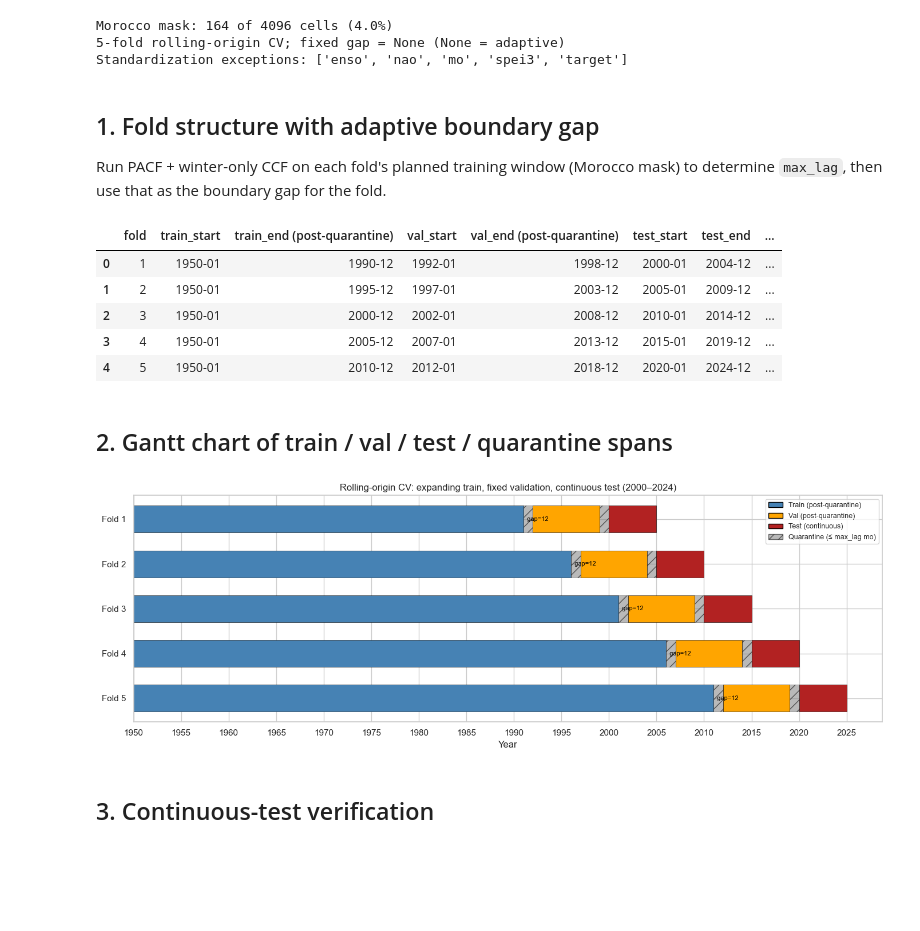
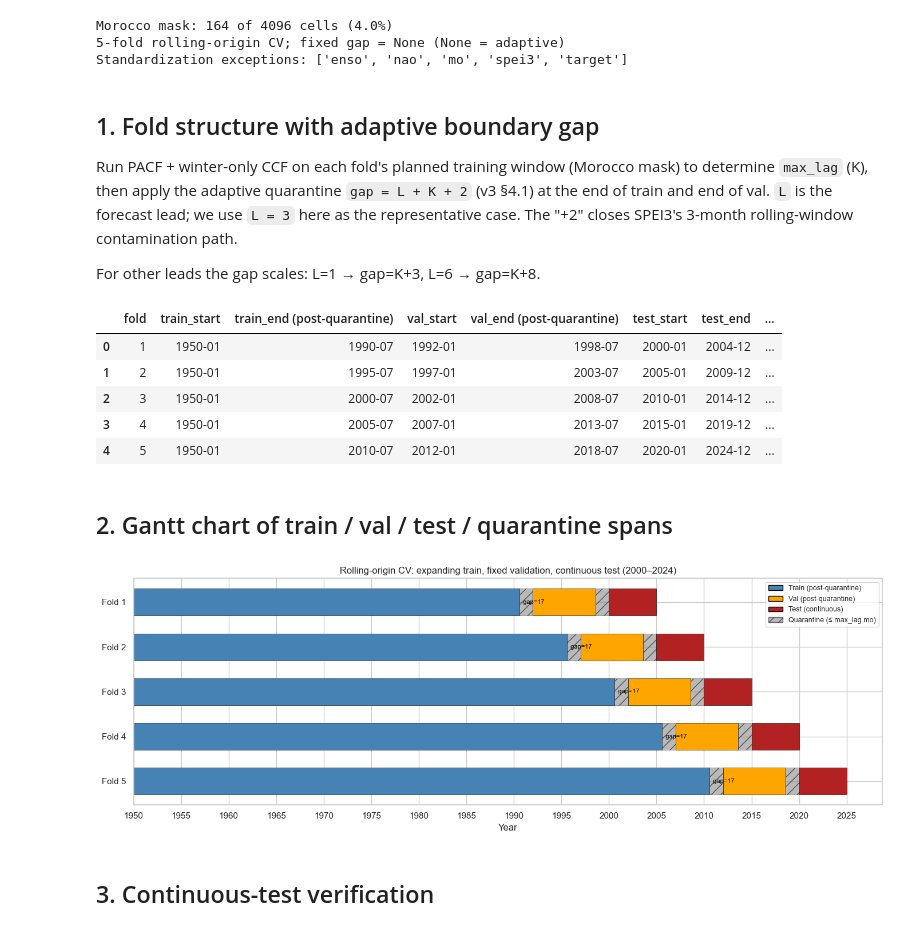
Before and after one commit to anasoubaha/A4-DroughtForecasting-Modeling, a Jupyter notebook: notebooks/03_cv_visualization.ipynb, the cells around one changed output. Saved outputs shown, nothing was run; the diff lists cells and outputs as text; code cells hidden in the pictures; blank space fills up the shorter version.

Commit message:
Fixed the quarantine gap leakage

```diff
--- a/notebooks/03_cv_visualization.ipynb
+++ b/notebooks/03_cv_visualization.ipynb
@@ -57,8 +57,12 @@ Standardization exceptions: ['enso', 'nao', 'mo', 'spei3', 'target']
 # %% [markdown]
 ## 1. Fold structure with adaptive boundary gap
 
-Run PACF + winter-only CCF on each fold's planned training window (Morocco mask) to determine `max_lag`, then use that as the boundary gap for the fold.
+Run PACF + winter-only CCF on each fold's planned training window (Morocco mask) to determine `max_lag` (K), then apply the adaptive quarantine `gap = L + K + 2` (v3 §4.1) at the end of train and end of val. `L` is the forecast lead; we use `L = 3` here as the representative case. The "+2" closes SPEI3's 3-month rolling-window contamination path.
+
+For other leads the gap scales: L=1 → gap=K+3, L=6 → gap=K+8.
 # %%
+LEAD_DEMO = 3   # representative lead for the fold-structure illustration
+
 def per_fold_max_lag(fold_spec):
     """Subset raw datasets to the fold's planned train window, run lag selection, return max(lag)."""
     train_end = fold_spec.val_start - pd.Timedelta(days=1)
@@ -79,42 +83,44 @@ def per_fold_max_lag(fold_spec):
         winter_only_ccf=True,
         aggregation_mode='spatial_mean',
     )
     flat = [k for lags in selected.values() for k in lags]
     return max(flat) if flat else 0, selected
 
 time_coord = template['time']
 fold_records = []
 for spec in cv.fold_specs:
-    L, selected = per_fold_max_lag(spec)
-    idx = cv.get_fold_indices(time_coord, spec, max_lag=L)
-    fold_records.append({'fold_indices': idx, 'selected_lags': selected})
+    K, selected = per_fold_max_lag(spec)
+    idx = cv.get_fold_indices(time_coord, spec, max_lag=K, lead=LEAD_DEMO)
+    fold_records.append({'fold_indices': idx, 'selected_lags': selected, 'max_lag': K})
 
 rows = []
 for r in fold_records:
     fi = r['fold_indices']
     rows.append({
         'fold': fi.index,
         'train_start': fi.train_start.strftime('%Y-%m'),
         'train_end (post-quarantine)': fi.train_end.strftime('%Y-%m'),
         'val_start': fi.val_start.strftime('%Y-%m'),
         'val_end (post-quarantine)': fi.val_end.strftime('%Y-%m'),
         'test_start': fi.test_start.strftime('%Y-%m'),
         'test_end': fi.test_end.strftime('%Y-%m'),
-        'max_lag (adaptive)': fi.boundary_gap,
+        'max_lag K': r['max_lag'],
+        'lead L': LEAD_DEMO,
+        'gap (=L+K+2)': fi.boundary_gap,
         '#train (mo)': fi.n_train,
         '#val (mo)': fi.n_val,
         '#test (mo)': fi.n_test,
         '#test winter (mo)': int(fi.winter_mask(time_coord).sum()),
     })
 summary = pd.DataFrame(rows)
 summary
 # %% [output]
 |  | fold | train_start | train_end (post-quarantine) | val_start | val_end (post-quarantine) | test_start | test_end | ... |
-| 0 | 1 | 1950-01 | 1990-12 | 1992-01 | 1998-12 | 2000-01 | 2004-12 | ... |
-| 1 | 2 | 1950-01 | 1995-12 | 1997-01 | 2003-12 | 2005-01 | 2009-12 | ... |
-| 2 | 3 | 1950-01 | 2000-12 | 2002-01 | 2008-12 | 2010-01 | 2014-12 | ... |
-| 3 | 4 | 1950-01 | 2005-12 | 2007-01 | 2013-12 | 2015-01 | 2019-12 | ... |
-| 4 | 5 | 1950-01 | 2010-12 | 2012-01 | 2018-12 | 2020-01 | 2024-12 | ... |
+| 0 | 1 | 1950-01 | 1990-07 | 1992-01 | 1998-07 | 2000-01 | 2004-12 | ... |
+| 1 | 2 | 1950-01 | 1995-07 | 1997-01 | 2003-07 | 2005-01 | 2009-12 | ... |
+| 2 | 3 | 1950-01 | 2000-07 | 2002-01 | 2008-07 | 2010-01 | 2014-12 | ... |
+| 3 | 4 | 1950-01 | 2005-07 | 2007-01 | 2013-07 | 2015-01 | 2019-12 | ... |
+| 4 | 5 | 1950-01 | 2010-07 | 2012-01 | 2018-07 | 2020-01 | 2024-12 | ... |
 # %% [markdown]
 ## 2. Gantt chart of train / val / test / quarantine spans
 # %%
@@ -166,7 +172,7 @@ plt.tight_layout()
 save_figure(fig, 'fold_structure_gantt', subdir=FIG_SUBDIR)
 plt.show()
 # %% [output]
-[figure, old version]
+[figure, new version]
 # %% [markdown]
 ## 3. Continuous-test verification
 # %%
```
Also changed, not shown: parts of 4 cells of this notebook, 12 other files.
